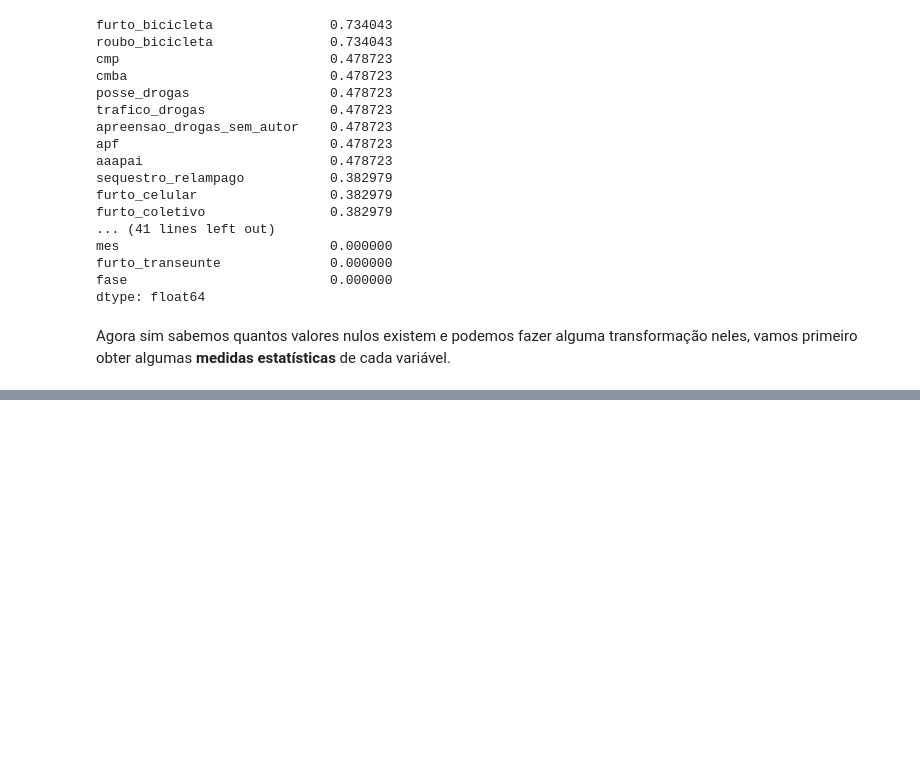
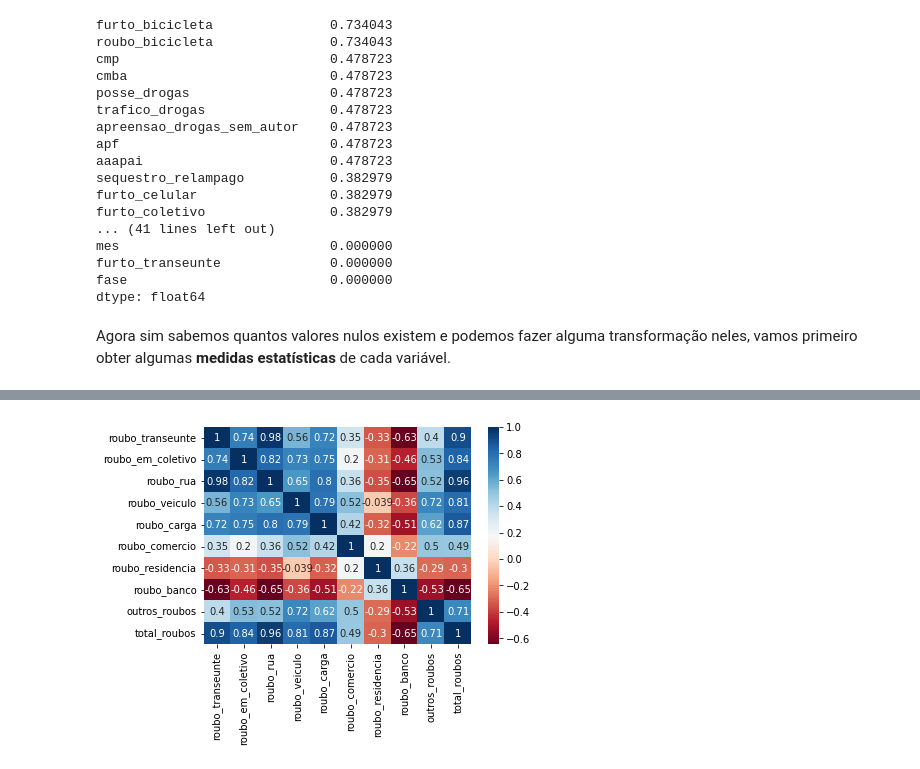
Before and after one commit to Lucasllops/Crimes-Rio-de-Janeiro, a Jupyter notebook: Análise_de_crimes_no_estado_do_Rio_de_Janeiro.ipynb, the cells around one changed output, grey strips where cells are left out. Cells and saved outputs as stored; diff of their text form; code cells hidden in the pictures; blank space fills up the shorter version.

```diff
--- a/Análise_de_crimes_no_estado_do_Rio_de_Janeiro.ipynb
+++ b/Análise_de_crimes_no_estado_do_Rio_de_Janeiro.ipynb
@@ -198,0 +222,3 @@ df.describe()
+# %%
+corr = df_roubo.corr()
+corr
@@ -198,0 +237,4 @@ df.describe()
+# %%
+sns.heatmap(corr, cmap='RdBu', annot=True);
+# %% [output]
+[figure, added]
```
Also changed, not shown: parts of 15 cells of this notebook.
